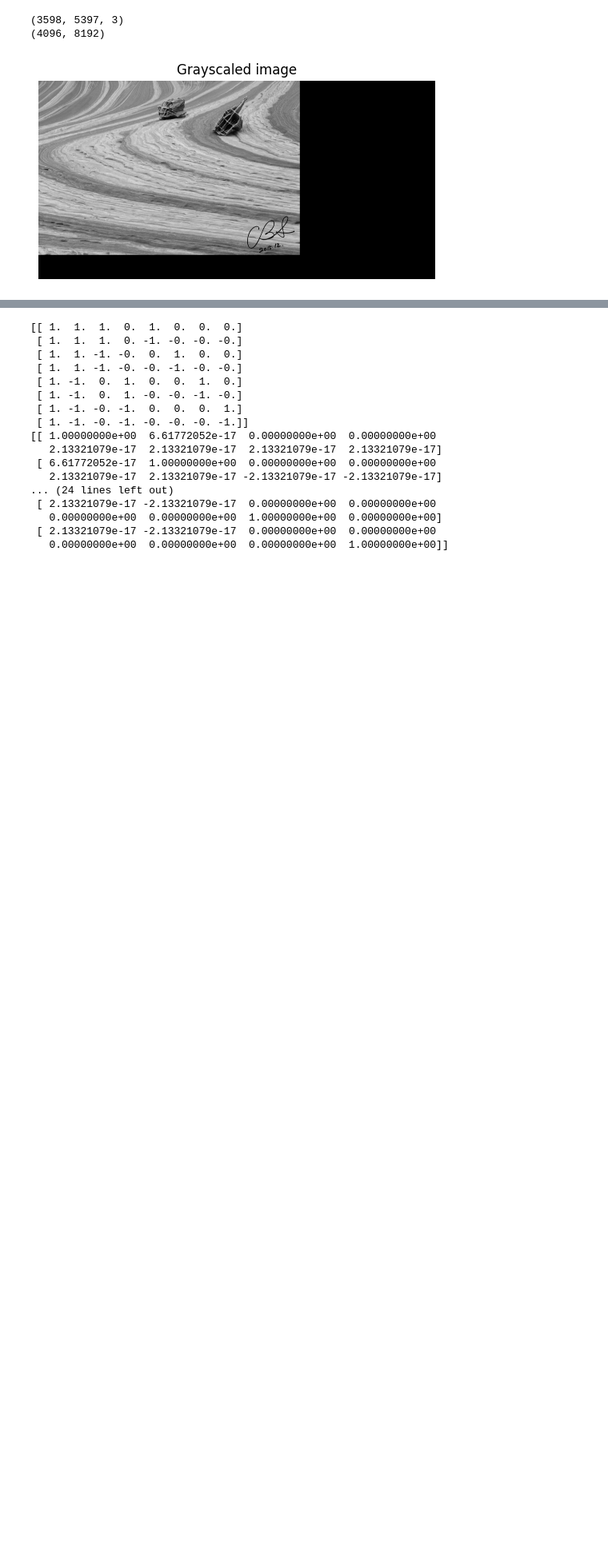
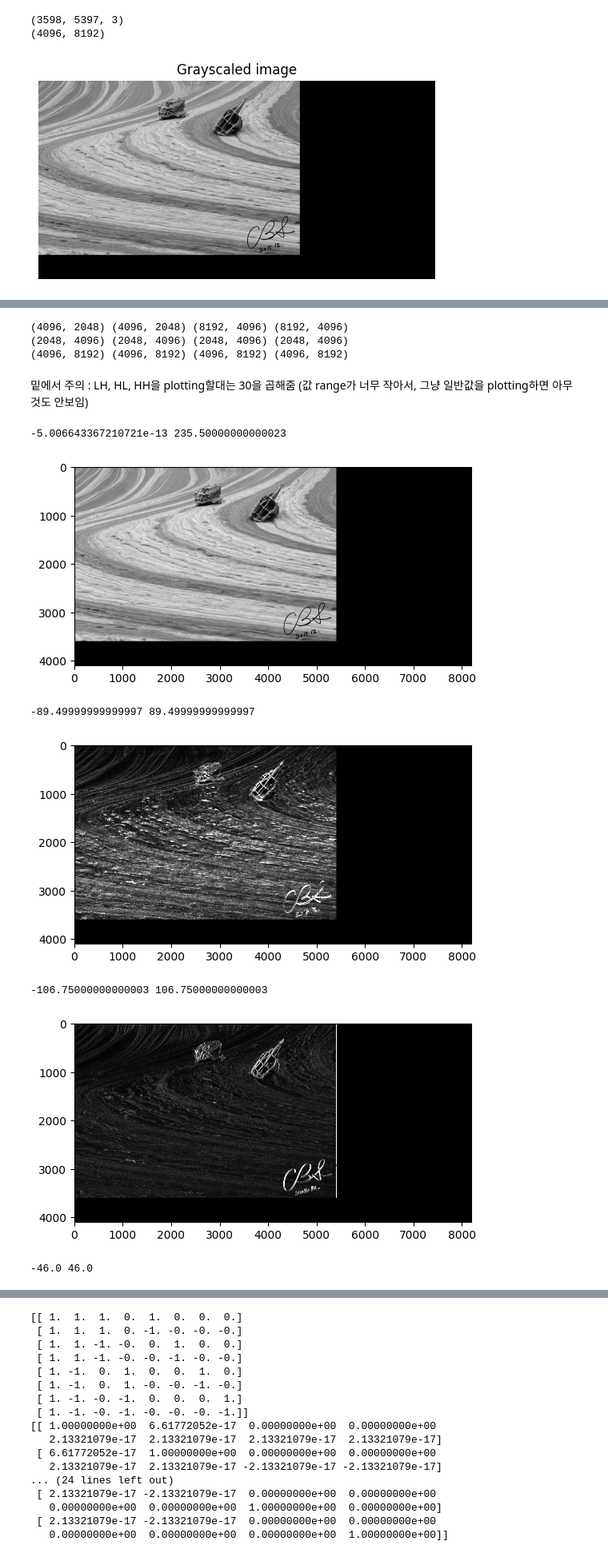
Before and after one commit to jongmindev/DFT_DWT_Implementation, a Jupyter notebook: haar/haar.ipynb, the cells around one changed output, grey strips where cells are left out. Shown at 80% size. Cells and saved outputs as stored; diff of their text form; code cells hidden in the pictures; blank space fills up the shorter version.

Commit message:
added haar notebook

```diff
--- a/haar/haar.ipynb
+++ b/haar/haar.ipynb
@@ -26,11 +26,6 @@ class Load_Image:
         else:
             utils.imshow(self.image_grayscaled, "Grayscaled image", True)
 
-    #not actually used (would be cheating since skimage was used... but just for testing purposes (scale down, and see O graph))
-    def resize(self, size: tuple):
-        #only resizes grayscaled image
-        self.image_grayscaled = resize(self.image_grayscaled, size)
-
     def pad(self,size: tuple):
         #only pads grayscaled image
         #used to pad with zeros (0) so that the image size is a power of 2 #size : (row, col)
@@ -171,0 +188,36 @@ class HaarTransform(Load_Image):
+# %%
+haar = HaarTransform("./Boneyard_IMG_5341.jpg")
+power_2_shape = (4096, 8192)
+haar.pad(power_2_shape)
+padded_image = haar.image_grayscaled
+
+img_LL, img_LH, img_HL, img_HH = haar.compress_partial_enc_dec(padded_image)
+# %% [output]
+(4096, 2048) (4096, 2048) (8192, 4096) (8192, 4096)
+(2048, 4096) (2048, 4096) (2048, 4096) (2048, 4096)
+(4096, 8192) (4096, 8192) (4096, 8192) (4096, 8192)
+# %% [markdown]
+밑에서 주의 : LH, HL, HH을 plotting할대는 30을 곱해줌 (값 range가 너무 작아서, 그냥 일반값을 plotting하면 아무것도 안보임)
+# %%
+def rescale(img):
+    #img = img*(np.abs(img)>1.0)
+    print(img.min(), img.max())
+    img = img*(img>0.0)
+    #img = img *(np.abs(img)>0.0)
+    return (img - img.min())/(img.max() - img.min()) * 255
+plt.imshow(rescale(img_LL), cmap = "gray", vmin = 0, vmax = 255)
+plt.show()
+plt.imshow(30*rescale(img_LH), cmap = "gray", vmin = 0, vmax = 255)
+plt.show()
+plt.imshow(30*rescale(img_HL), cmap = "gray", vmin = 0, vmax = 255)
+plt.show()
+plt.imshow(30*rescale(img_HH), cmap = "gray", vmin = 0, vmax = 255)
+plt.show()
+# %% [output]
+-5.006643367210721e-13 235.50000000000023
+[figure, added]
+-89.49999999999997 89.49999999999997
+[figure, added]
+-106.75000000000003 106.75000000000003
+[figure, added]
+-46.0 46.0
```
Also changed, not shown: parts of 15 cells of this notebook, 2 other files.
